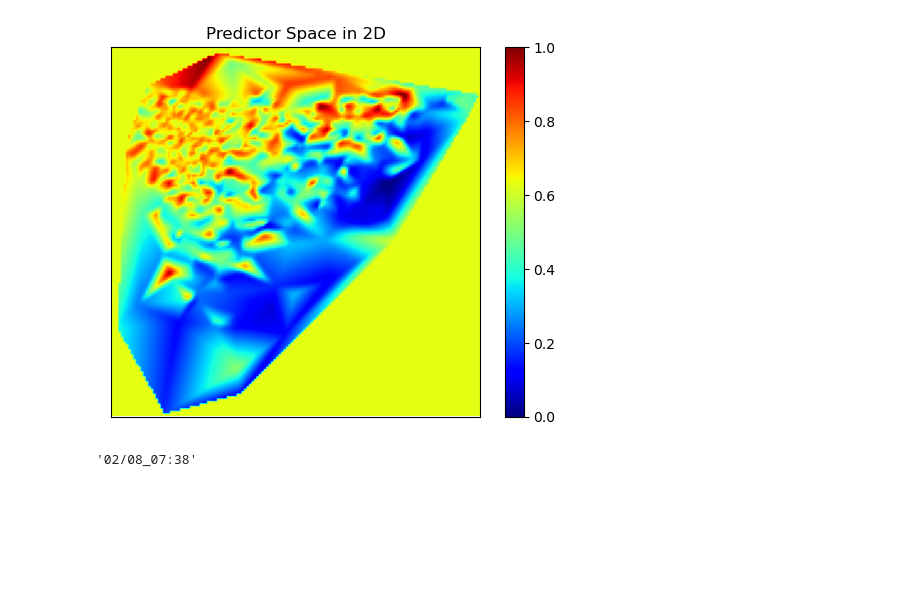
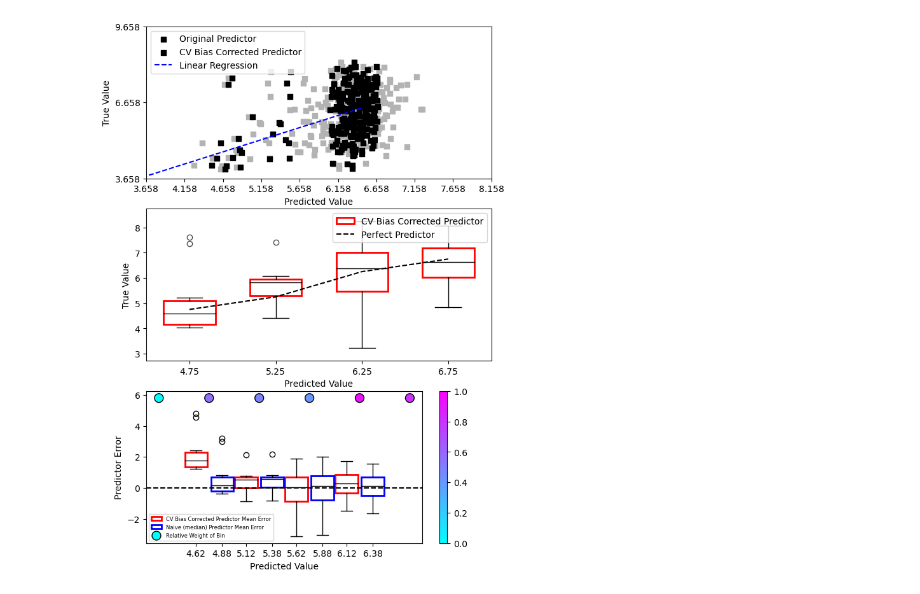
Before and after one commit to OkTAU16/SA_UI, a Jupyter notebook: not_used/testing.ipynb, the cells around one changed output. Saved outputs shown, nothing was run; the diff lists cells and outputs as text; code cells hidden in the pictures; blank space fills up the shorter version.

```diff
--- a/not_used/testing.ipynb
+++ b/not_used/testing.ipynb
@@ -194,2 +167,4 @@ x_ticks = np.reshape(x_ticks,(x_ticks.shape[1],1))
 # %%
-SLM_tools.cv_bias_correction(tfas_predict_mat_2=tfas_predict_mat_2, tfas_actually_mat_2=tfas_actually_mat_2, hist_space=hist_space, mean_vec=mean_vec, x_hist_space=x_hist_space,x_ticks=x_ticks,y_ticks=y_ticks,save_path=path)
+SLM_tools.cv_bias_correction(tfas_predict_mat_2=tfas_predict_mat_2, tfas_actually_mat_2=tfas_actually_mat_2, hist_space=hist_space, mean_vec=mean_vec, x_hist_space=x_hist_space,x_ticks=x_ticks,y_ticks=y_ticks,save_path=save_path)
+# %% [output]
+[figure, added]
@@ -204,4 +170,0 @@ path=r"C:\Users\User\OneDrive - mail.tau.ac.il\Documents\SA_UI\not_used"
-# %%
-SLM_tools.build_2d_and_draw(a_reduced,path)
-# %% [output]
-[figure, removed]
@@ -211,4 +170,0 @@ current_datetime = datetime.datetime.now().strftime("%d/%m_%H:%M")
-# %%
-current_datetime
-# %% [output]
-'02/08_07:38'
```
Also changed, not shown: parts of 26 cells of this notebook, 48 other files.
